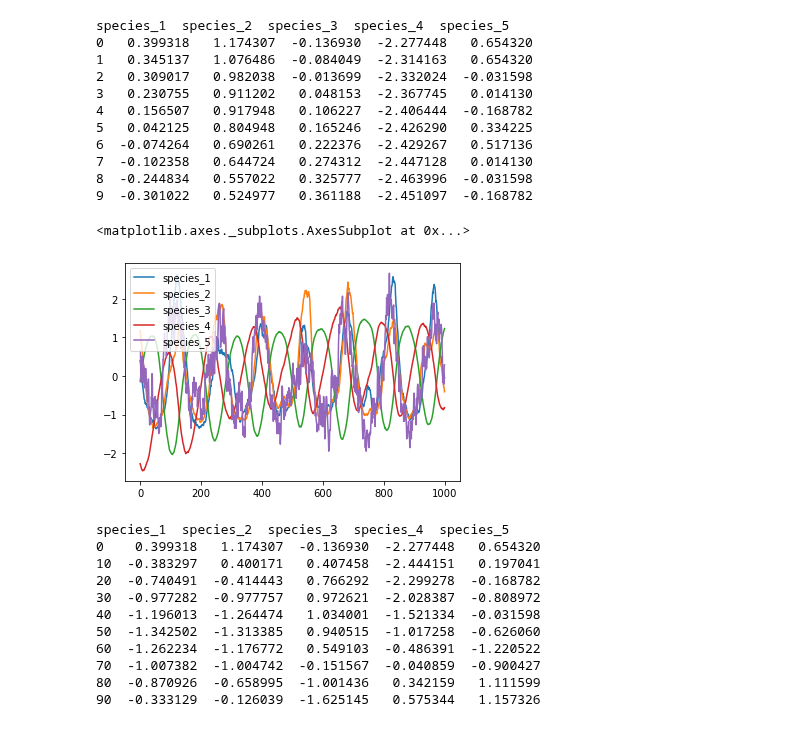
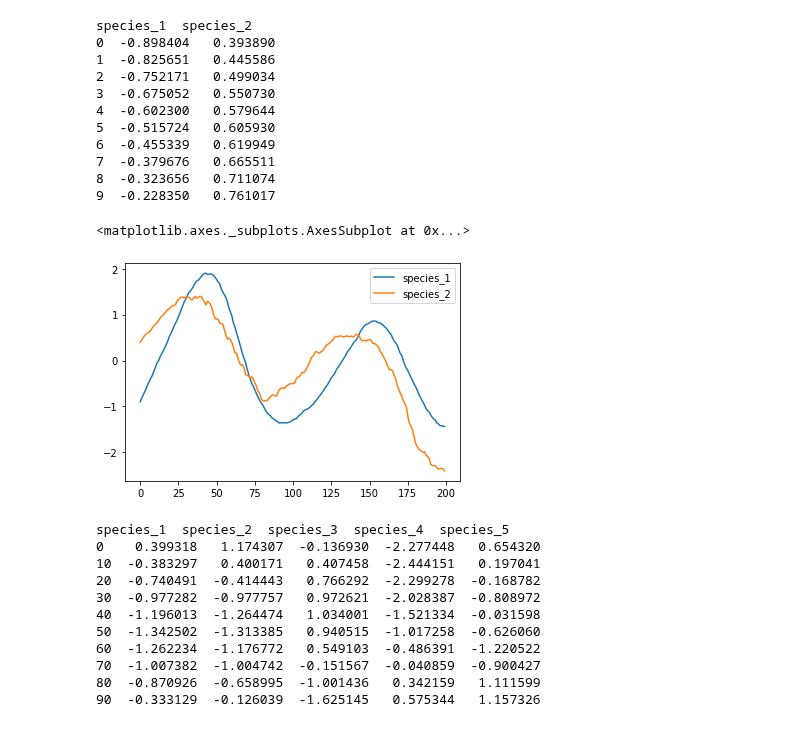
Before and after one commit to AlexisWIT/Causal_Relationship_Inferring, a Jupyter notebook: GCT.ipynb, the cells around one changed output. Saved outputs shown, nothing was run; the diff lists cells and outputs as text; code cells hidden in the pictures.

Commit message:
Generate new dataset of 2 species and conduct the systematic test

```diff
--- a/GCT.ipynb
+++ b/GCT.ipynb
@@ -13,11 +13,10 @@ from sklearn import preprocessing
 # %%
 path = ''
 
-filename = 'data/output_populations_5-3000.csv'
+filename = 'data/output_populations_2-1000-l-s.csv'
 filename2 = 'data/output_pops_E.csv'
-st = 1000
-ed = 2000
-maxlag = 1
+st = 600
+ed = 800
 
 file = path+filename
 df = (pd.read_csv(file, sep=",", header=0))[st:ed]
@@ -25,11 +24,13 @@ df = (pd.read_csv(file, sep=",", header=0))[st:ed]
 dfIt = df['iteration']
 dfS_1 = df['1']
 dfS_2 = df['2']
-dfS_3 = df['3']
-dfS_4 = df['4']
-dfS_5 = df['5']
+# dfS_3 = df['3']
+# dfS_4 = df['4']
+# dfS_5 = df['5']
 
-df = pd.DataFrame({'iteration': dfIt, 'species_1': dfS_1, 'species_2': dfS_2, 'species_3': dfS_3, 'species_4': dfS_4, 'species_5': dfS_5})
+df = pd.DataFrame({'iteration': dfIt, 'species_1': dfS_1, 'species_2': dfS_2})
+
+# df = pd.DataFrame({'iteration': dfIt, 'species_1': dfS_1, 'species_2': dfS_2, 'species_3': dfS_3, 'species_4': dfS_4, 'species_5': dfS_5})
 #col_names = df.columns
 
 print(df.head(10))
@@ -133,29 +120,29 @@ parameter F test:         F=2633.1953, p=0.0000  , df_denom=996, df_num=1
 # %%
 # Standardisation
 
 # Create the Scaler object
 scaler = preprocessing.StandardScaler()
 test = df.drop(columns=['iteration'])
 scaled_df = scaler.fit_transform(test)
 scaled_df = pd.DataFrame(scaled_df, columns=test.columns)
 
 print(scaled_df.head(10))
-scaled_df[['species_1','species_2','species_3','species_4','species_5']].plot()
-#scaled_df[['species_1','species_2']].plot()
+#scaled_df[['species_1','species_2','species_3','species_4','species_5']].plot()
+scaled_df[['species_1','species_2']].plot()
 # %% [output]
-species_1  species_2  species_3  species_4  species_5
-0   0.399318   1.174307  -0.136930  -2.277448   0.654320
-1   0.345137   1.076486  -0.084049  -2.314163   0.654320
-2   0.309017   0.982038  -0.013699  -2.332024  -0.031598
-3   0.230755   0.911202   0.048153  -2.367745   0.014130
-4   0.156507   0.917948   0.106227  -2.406444  -0.168782
-5   0.042125   0.804948   0.165246  -2.426290   0.334225
-6  -0.074264   0.690261   0.222376  -2.429267   0.517136
-7  -0.102358   0.644724   0.274312  -2.447128   0.014130
-8  -0.244834   0.557022   0.325777  -2.463996  -0.031598
-9  -0.301022   0.524977   0.361188  -2.451097  -0.168782
+species_1  species_2
+0  -0.898404   0.393890
+1  -0.825651   0.445586
+2  -0.752171   0.499034
+3  -0.675052   0.550730
+4  -0.602300   0.579644
+5  -0.515724   0.605930
+6  -0.455339   0.619949
+7  -0.379676   0.665511
+8  -0.323656   0.711074
+9  -0.228350   0.761017
 <matplotlib.axes._subplots.AxesSubplot at 0x...>
-[figure, old version]
+[figure, new version]
 # %%
 df_10 = scaled_df.filter(items=[i for i in range(ed-st) if i%10==0], axis=0)
 #df_10.reset_index(inplace=True)
```
Also changed, not shown: parts of 4 cells of this notebook, 6 other files.
